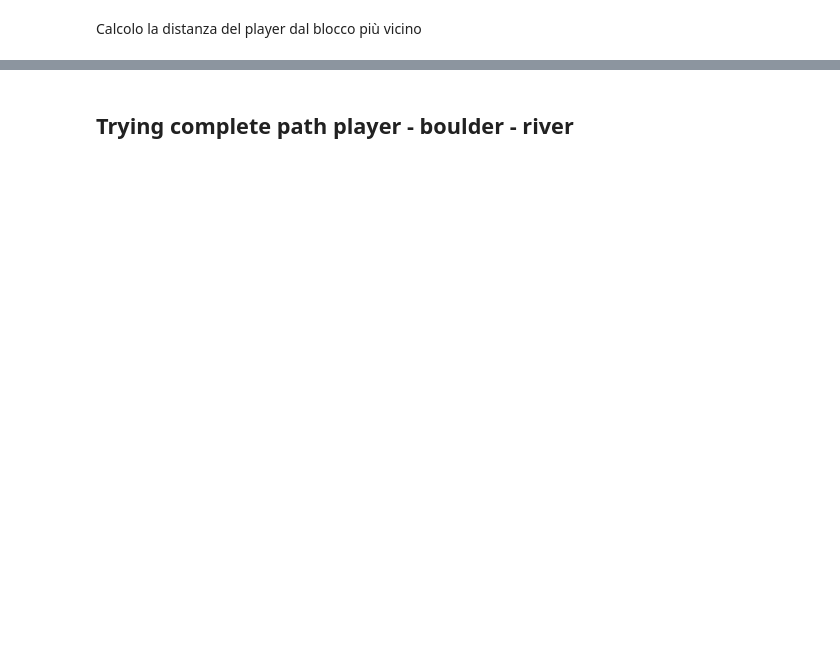
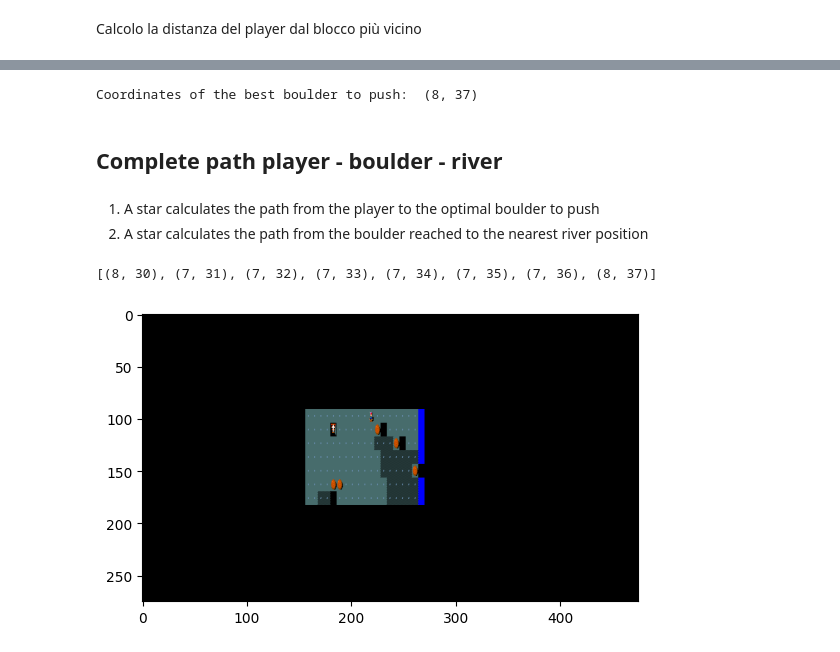
Before and after one commit to JacopoRaffi/AIF_Project, a Jupyter notebook: main.ipynb, the cells around one changed output, grey strips where cells are left out. Saved outputs shown, nothing was run; the diff lists cells and outputs as text; code cells hidden in the pictures; blank space fills up the shorter version.

```diff
--- a/main.ipynb
+++ b/main.ipynb
@@ -105,8 +86,9 @@ j
 # %%
 #Get the best distance from player to boulder and boulder to river.
 
-def get_best_global_distance(start: Tuple[int, int], boulders: List[List]) -> Tuple[int, int]:
+def get_best_global_distance(start: Tuple[int, int], boulders: List[List], river_positions : List[Tuple[int,int]]) -> Tuple[int, int]:
     distances = []
+
 
     for boulder in boulders:
         x = boulder[0]
@@ -118,11 +100,11 @@ def get_best_global_distance(start: Tuple[int, int], boulders: List[List]) -> Tu
             continue
         if b_sx in boulders:
             continue '''
-        dist_player_boulder = chebyshev_dist(start[0],start[1], boulder[0], boulder[1])
+        dist_player_boulder = get_optimal_distance_point_to_point(start, boulder)
 
-        dist_boulder_river = get_minDist_boulder_to_river(boulder[0],boulder[1], river_positions)
-        dist = dist_player_boulder + dist_boulder_river[2]
-        distances.append((boulder[0], boulder[1], dist))
+        dist_boulder_river = get_min_distance_point_to_points(boulder[0],boulder[1], river_positions)
+        dist = dist_player_boulder + dist_boulder_river[1]
+        distances.append((x, y, dist))
 
     min_distance = min(distances, key=lambda x: x[2])
     return min_distance[0], min_distance[1]
@@ -181,26 +113,24 @@ coordinates_min_boulder
+# %%
+coordinates_min_boulder = get_best_global_distance(start, boulders, river_positions)
+print("Coordinates of the best boulder to push: ",coordinates_min_boulder)
+# %% [output]
+Coordinates of the best boulder to push:  (8, 37)
 # %% [markdown]
-## Trying complete path player - boulder - river
+## Complete path player - boulder - river
-# %%
-import time
-
-def plot_animated_sequence(game: np.ndarray , game_map : np.ndarray, actions : list[int]):
-    image = plt.imshow(game[25:300, :475])
-    player_positions = []
-    for action in actions:
-        s, _, _, _ = env.step(action)
-        display.display(plt.gcf())
-        display.clear_output(wait=True)
-        image.set_data(s['pixel'][:, :])
-        player_positions.append(get_player_location(game_map))
-        time.sleep(0.5)
-    return player_positions
+# %% [markdown]
+1) A star calculates the path from the player to the optimal boulder to push
+2) A star calculates the path from the boulder reached to the nearest river position
 # %%
-path_player_boulder = a_star(game,game_map, start, coordinates_min_boulder, get_best_distance_player_to_boulder)
+path_player_boulder = a_star(game,game_map, start, coordinates_min_boulder, get_optimal_distance_point_to_point)
 print(path_player_boulder)
+# %% [output]
+[(8, 30), (7, 31), (7, 32), (7, 33), (7, 34), (7, 35), (7, 36), (8, 37)]
 # %%
-actions, names = actions_from_path(start, path_player_boulder[1: -1])
+actions, names = actions_from_path(start, path_player_boulder[1: -1]) #Remove first and last action
 import time
 
-player_pos = plot_animated_sequence(game, game_map,actions)
+player_pos = plot_animated_sequence(env,game, game_map,actions)
+# %% [output]
+[figure, added]
 # %%
 names
```
Also changed, not shown: parts of 41 cells of this notebook, 2 other files.
